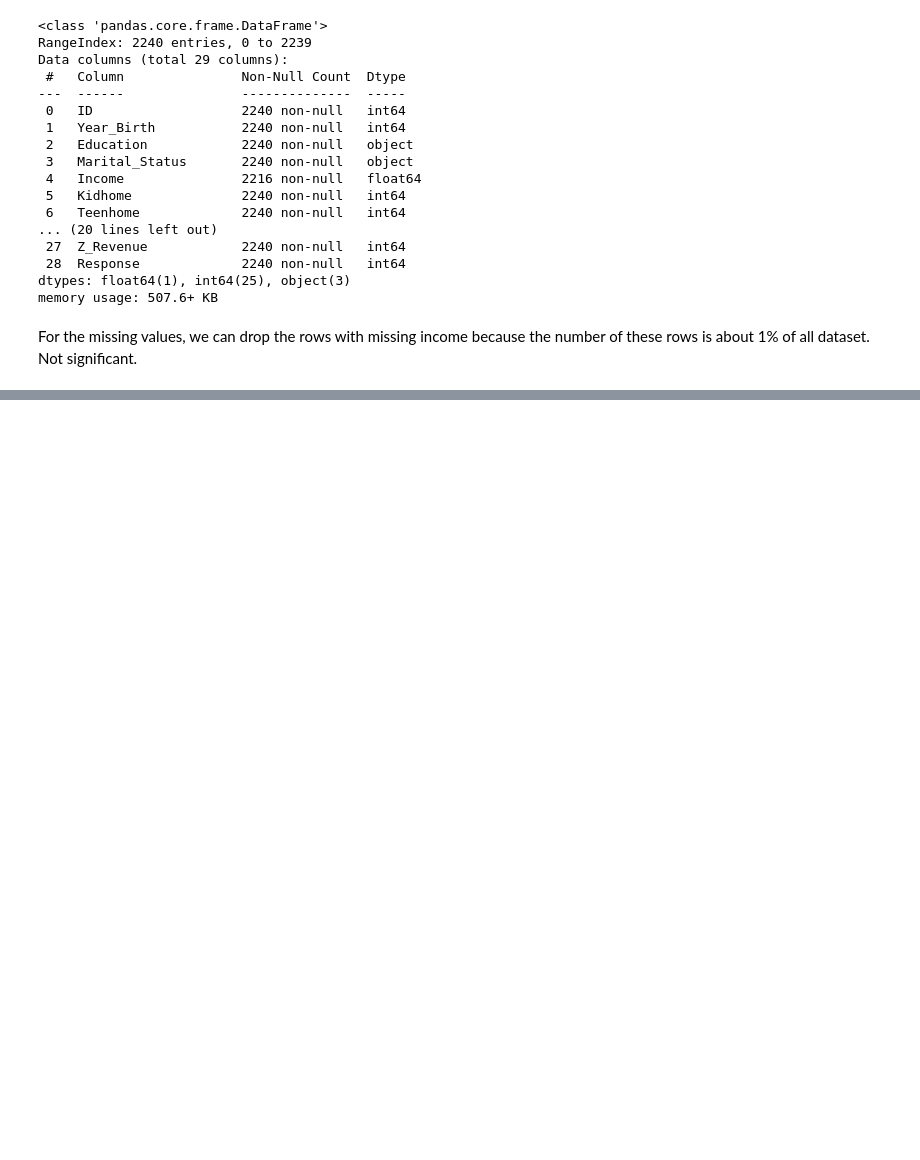
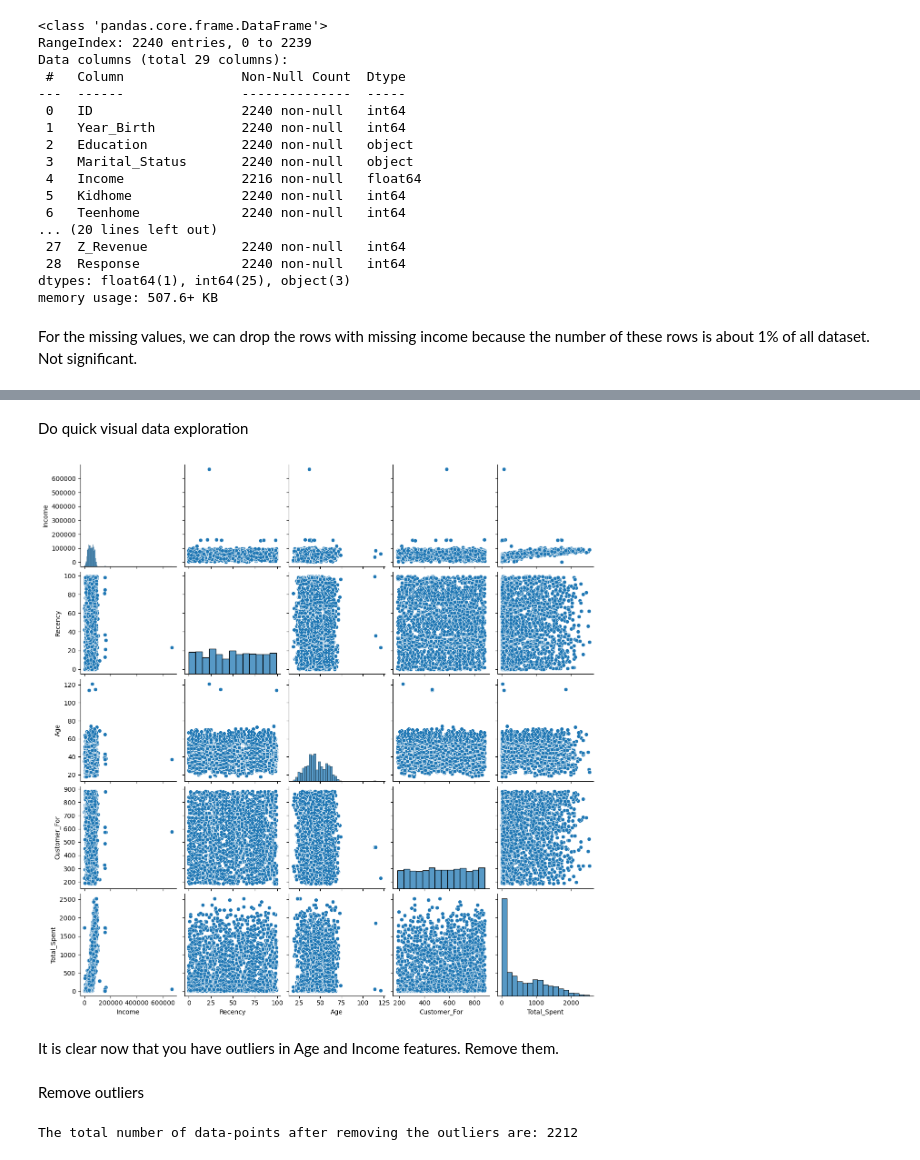
Before and after one commit to dasanmiguelv/clustering, a Jupyter notebook: Notebooks/customerSegmentatio.ipynb, the cells around one changed output, grey strips where cells are left out. Cells and saved outputs as stored; diff of their text form; code cells hidden in the pictures; blank space fills up the shorter version.

```diff
--- a/Notebooks/customerSegmentatio.ipynb
+++ b/Notebooks/customerSegmentatio.ipynb
@@ -89,0 +248,3 @@ print("The total number of data-points after removing the rows with missing valu
+# %%
+# Updating category
+campaign_data["Education"]=campaign_data["Education"].replace({"Graduation":"Postgraduate", "Master":"Postgraduate"})
@@ -89,0 +253,3 @@ print("The total number of data-points after removing the rows with missing valu
+# %%
+# Feature indicating total accepted offers
+campaign_data["Offers_Accepted"] = campaign_data["AcceptedCmp1"] + campaign_data["AcceptedCmp2"] + campaign_data["AcceptedCmp3"] + campaign_data["AcceptedCmp4"]+campaign_data["AcceptedCmp5"]+campaign_data["Response"]
@@ -89,0 +258,4 @@ print("The total number of data-points after removing the rows with missing valu
+# %%
+# Use the function to_drop to get rid of them.
+to_drop = ["Marital_Status", "Dt_Customer", "Year_Birth", "ID", "Kidhome", "Teenhome"]
+campaign_data = campaign_data.drop(to_drop, axis=1)
@@ -89,0 +264,6 @@ print("The total number of data-points after removing the rows with missing valu
+# %%
+# 4.2 Rename features for clarity
+campaign_data=campaign_data.rename(columns={"MntWines": "Wine","MntFruits":"Fruits","MntMeatProducts":"Meat","MntFishProducts":"Fish","MntSweetProducts":"Sweets",
+                                            "MntGoldProds":"Gold","AcceptedCmp1":"Promo1", "AcceptedCmp2":"Promo2", "AcceptedCmp3":"Promo3",
+                                            "AcceptedCmp4":"Promo4", "AcceptedCmp5":"Promo5", "Response":"Promo6","NumCatalogPurchases":"Catalog",
+                                           "NumWebPurchases":"Web", "NumDealsPurchases":"DealsPurchases", "NumStorePurchases":"Store", "NumWebVisitsMonth":"WebVisits"})
@@ -89,0 +307,24 @@ print("The total number of data-points after removing the rows with missing valu
+# %% [markdown]
+Do quick visual data exploration
+# %%
+# Select columns to plot
+selected_columns = campaign_data[["Income", "Recency", "Age", "Customer_For", "Total_Spent"]]
+
+# Create a pairplot using Seaborn with a visually appealing color palette
+sns.pairplot(selected_columns)
+
+# Display the plot using matplotlib.pyplot
+plt.show()
+# %% [output]
+[figure, added]
+# %% [markdown]
+It is clear now that you have outliers in Age and Income features. Remove them.
+# %% [markdown]
+Remove outliers
+# %%
+# Dropping the outliers by setting a cap on Age and income.
+campaign_data = campaign_data[(campaign_data["Age"]<100)]
+campaign_data = campaign_data[(campaign_data["Income"]<200000)]
+print("The total number of data-points after removing the outliers are:", len(campaign_data))
+# %% [output]
+The total number of data-points after removing the outliers are: 2212
```
Also changed, not shown: parts of 36 cells of this notebook.
